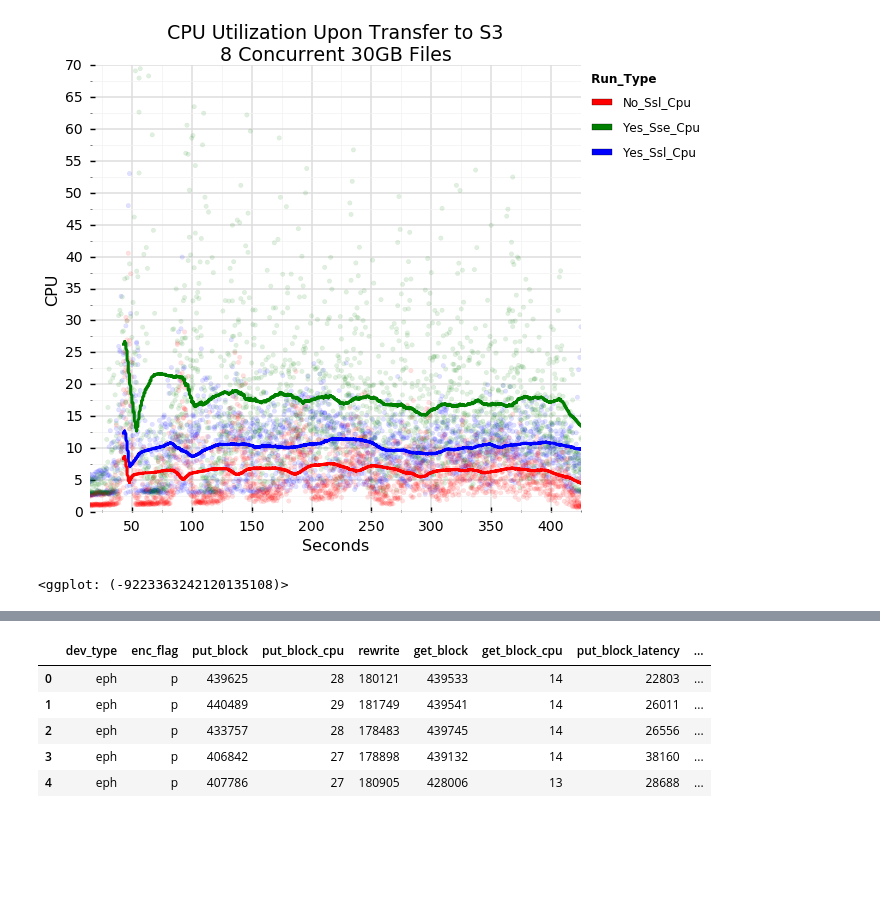
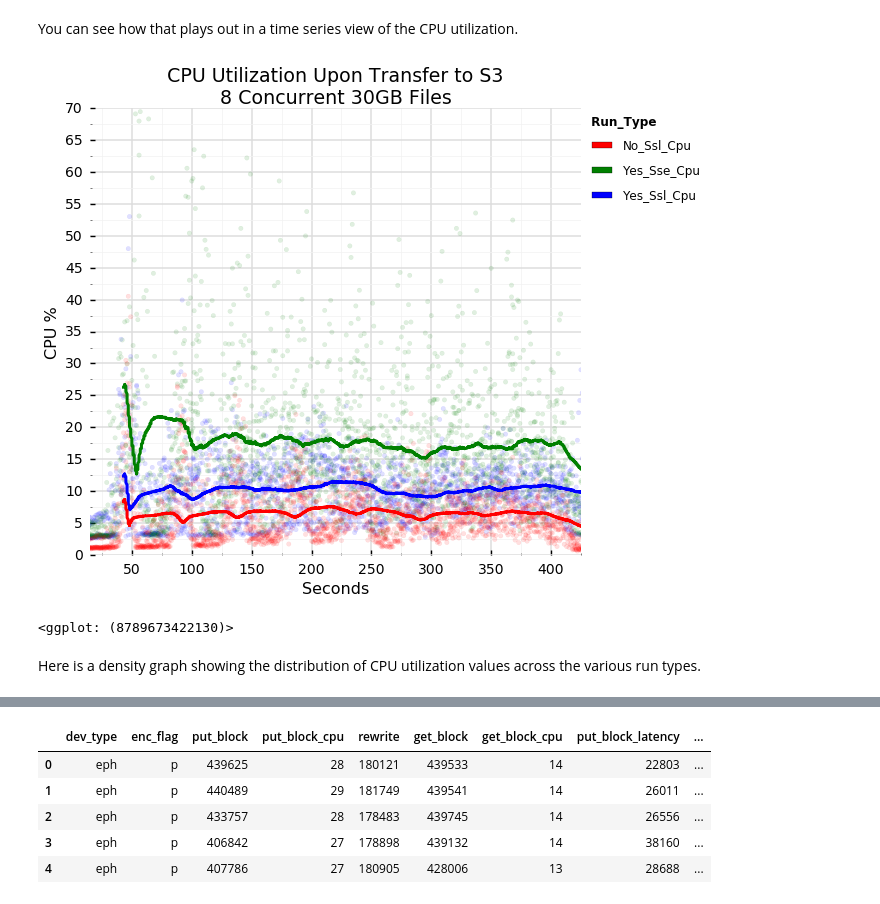
Before and after one commit to philipsoutham/aws-encryption-performance, a Jupyter notebook: To crypto, or not to crypto...-Copy2.ipynb, the cells around one changed output, grey strips where cells are left out. Drawn from its saved outputs; the diff is of its cells as text; code cells hidden in the pictures; blank space fills up the shorter version.

```diff
--- a/To crypto, or not to crypto...-Copy2.ipynb
+++ b/To crypto, or not to crypto...-Copy2.ipynb
@@ -45,3 +59,9 @@ for i in range(len(async_cpu)):
     async_cpu[i]["t"] = async_cpu[i].index
     async_cpu[i] = pd.melt(async_cpu[i], ["t"], var_name="run", value_name=async_cpu[i].df_name)
     async_cpu[i].df_name = df_name
+
+async_cpu_df = pd.melt(reduce(lambda x,y: pd.merge(x, y, on=["t","run"]), async_cpu),
+                       id_vars=["t","run"],
+                       value_name="cpu",
+                       var_name="run_type"
+                      )
@@ -78,20 +89,24 @@ After 5 runs, the average CPU utilization is:
+# %% [markdown]
+You can see how that plays out in a time series view of the CPU utilization.
 # %%
 s = ggplot(aes(x='t', y='cpu', color='run_type', fill='run_type'),
            data=async_cpu_df) +\
     stat_smooth(size=3,  alpha=.9, se=False, method="ma") +\
     geom_jitter(alpha=.12) +\
     xlim(15,425) +\
     ylim(0,70) +\
     xlab("Seconds") +\
-    ylab("CPU") +\
+    ylab("CPU %") +\
     ggtitle("CPU Utilization Upon Transfer to S3\n8 Concurrent 30GB Files") +\
     scale_color_manual(values=["red", "green", "blue"]) +\
     theme_seaborn(context='talk',style="whitegrid")
 #ggsave("/tmp/network-cpu-1.png",s,dpi=96)
 s
 # %% [output]
-[figure, old version]
+[figure, new version]
-<ggplot: (-9223363242120135108)>
+<ggplot: (8789673422130)>
+# %% [markdown]
+Here is a density graph showing the distribution of CPU utilization values across the various run types.
 # %%
 s = ggplot(aes(x='cpu', color='run_type', fill='run_type'), data=async_cpu_df) +\
     geom_density(alpha=.6) +\
```
Also changed, not shown: parts of 34 cells of this notebook, 2 other files.
